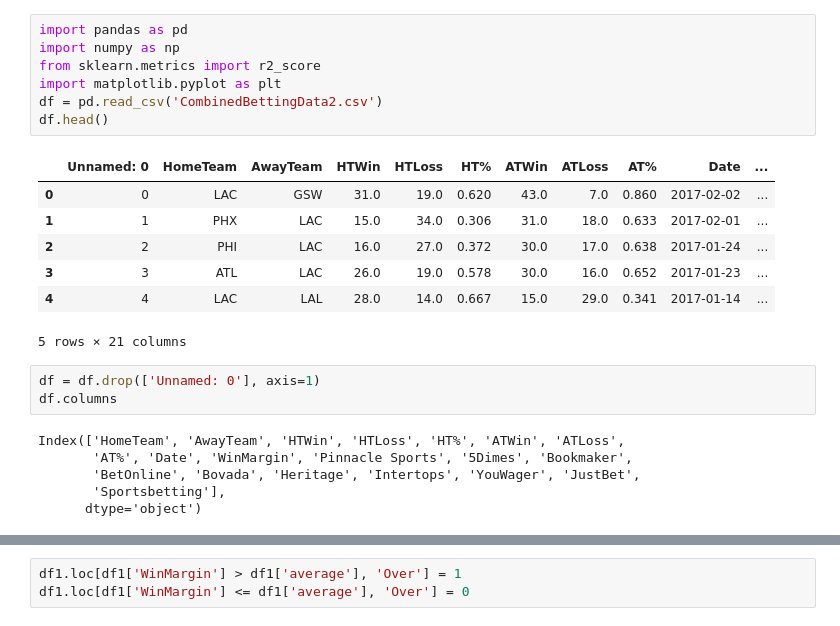
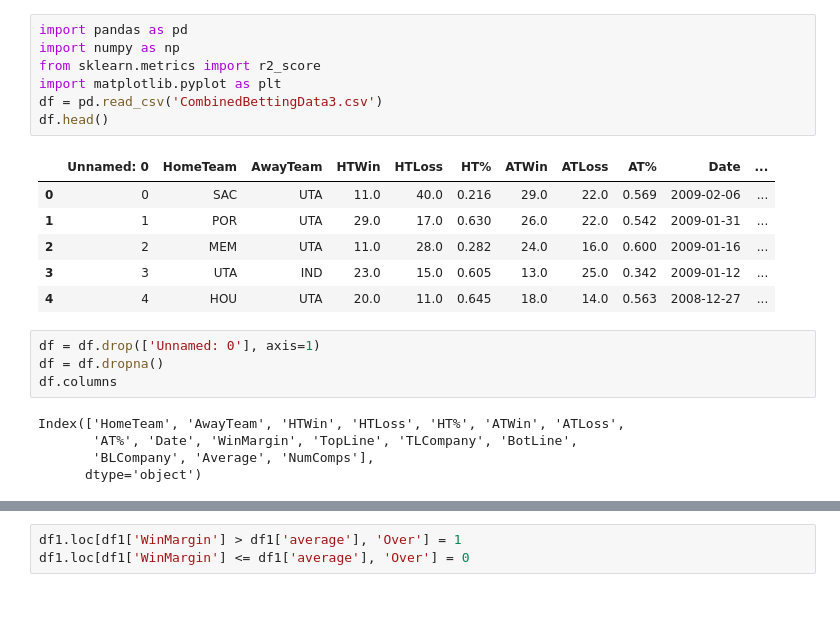
Before and after one commit to SidTheKid007/NBA-Gambling, a Jupyter notebook: NBA Betting Clusters.ipynb, the cells around one changed output, grey strips where cells are left out. Drawn from its saved outputs; the diff is of its cells as text.

```diff
--- a/NBA Betting Clusters.ipynb
+++ b/NBA Betting Clusters.ipynb
@@ -1,24 +1,23 @@
 # %%
 import pandas as pd
 import numpy as np
 from sklearn.metrics import r2_score
 import matplotlib.pyplot as plt
-df = pd.read_csv('CombinedBettingData2.csv')
+df = pd.read_csv('CombinedBettingData3.csv')
 df.head()
 # %% [output]
 |  | Unnamed: 0 | HomeTeam | AwayTeam | HTWin | HTLoss | HT% | ATWin | ATLoss | AT% | Date | ... |
-| 0 | 0 | LAC | GSW | 31.0 | 19.0 | 0.620 | 43.0 | 7.0 | 0.860 | 2017-02-02 | ... |
-| 1 | 1 | PHX | LAC | 15.0 | 34.0 | 0.306 | 31.0 | 18.0 | 0.633 | 2017-02-01 | ... |
-| 2 | 2 | PHI | LAC | 16.0 | 27.0 | 0.372 | 30.0 | 17.0 | 0.638 | 2017-01-24 | ... |
-| 3 | 3 | ATL | LAC | 26.0 | 19.0 | 0.578 | 30.0 | 16.0 | 0.652 | 2017-01-23 | ... |
-| 4 | 4 | LAC | LAL | 28.0 | 14.0 | 0.667 | 15.0 | 29.0 | 0.341 | 2017-01-14 | ... |
+| 0 | 0 | SAC | UTA | 11.0 | 40.0 | 0.216 | 29.0 | 22.0 | 0.569 | 2009-02-06 | ... |
+| 1 | 1 | POR | UTA | 29.0 | 17.0 | 0.630 | 26.0 | 22.0 | 0.542 | 2009-01-31 | ... |
+| 2 | 2 | MEM | UTA | 11.0 | 28.0 | 0.282 | 24.0 | 16.0 | 0.600 | 2009-01-16 | ... |
+| 3 | 3 | UTA | IND | 23.0 | 15.0 | 0.605 | 13.0 | 25.0 | 0.342 | 2009-01-12 | ... |
+| 4 | 4 | HOU | UTA | 20.0 | 11.0 | 0.645 | 18.0 | 14.0 | 0.563 | 2008-12-27 | ... |
-5 rows × 21 columns
 # %%
 df = df.drop(['Unnamed: 0'], axis=1)
+df = df.dropna()
 df.columns
 # %% [output]
 Index(['HomeTeam', 'AwayTeam', 'HTWin', 'HTLoss', 'HT%', 'ATWin', 'ATLoss',
-       'AT%', 'Date', 'WinMargin', 'Pinnacle Sports', '5Dimes', 'Bookmaker',
-       'BetOnline', 'Bovada', 'Heritage', 'Intertops', 'YouWager', 'JustBet',
-       'Sportsbetting'],
+       'AT%', 'Date', 'WinMargin', 'TopLine', 'TLCompany', 'BotLine',
+       'BLCompany', 'Average', 'NumComps'],
       dtype='object')
```
Also changed, not shown: parts of 18 cells of this notebook.
